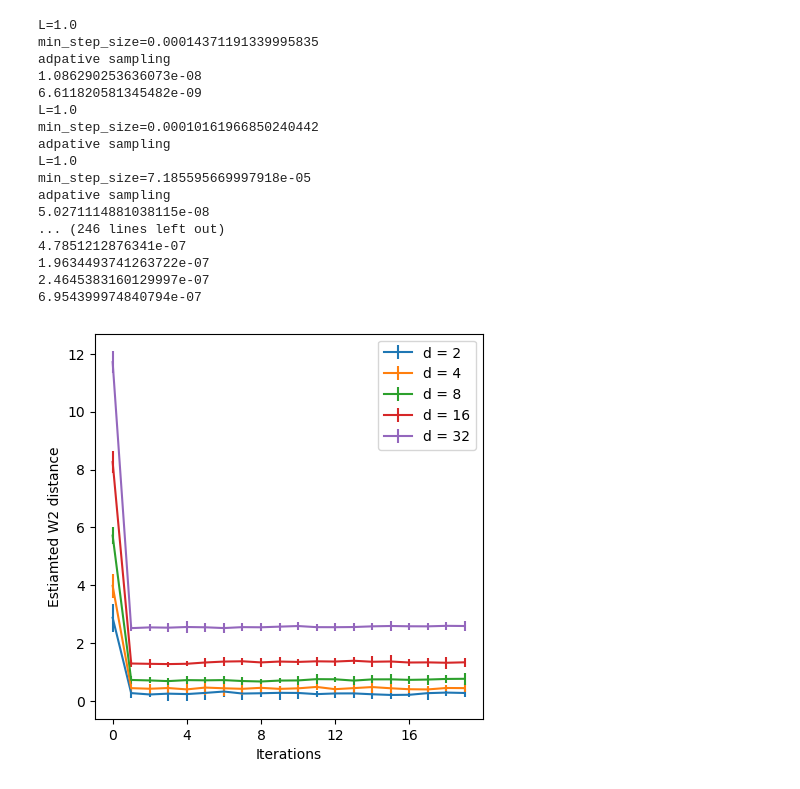
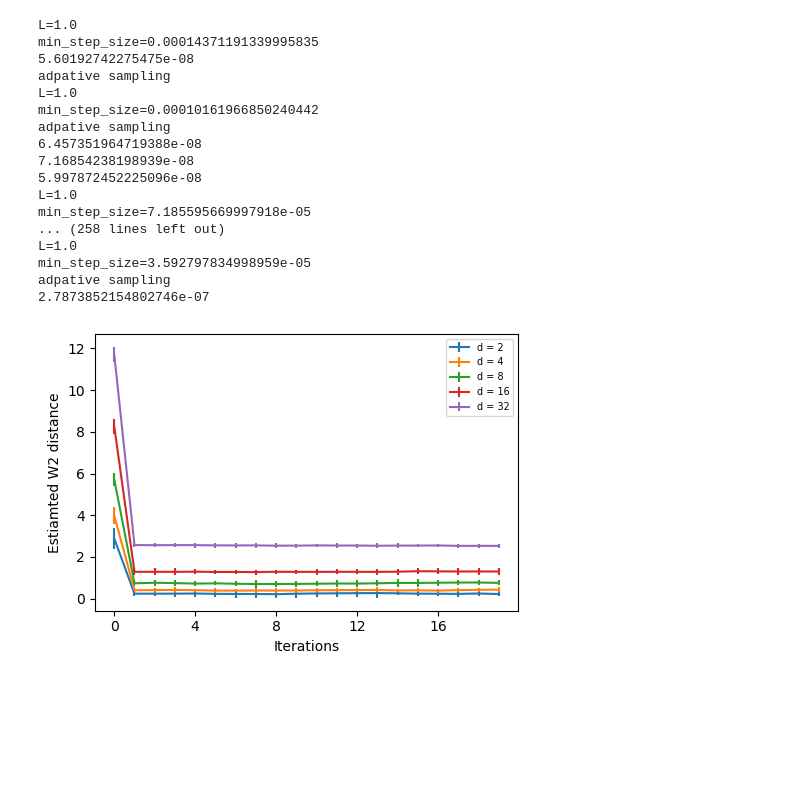
Before and after one commit to BoYuanVisionary/AdaptiveSampling, a Jupyter notebook: NUTS_compare/compare.ipynb, the cells around one changed output. Drawn from its saved outputs; the diff is of its cells as text; code cells hidden in the pictures; blank space fills up the shorter version.

```diff
--- a/NUTS_compare/compare.ipynb
+++ b/NUTS_compare/compare.ipynb
@@ -59,7 +59,7 @@ def estimate_step_size(step_size, tolerance, y, f):
             mid = (left+right)/2
             f_mid =  testFunction(mid)
         # reduce this 10
-        if mid < 1 / ( np.log(6/tolerance) / np.log(2)  * 0.05) :
+        if mid < 1 / ( np.log(6/tolerance) / np.log(2)  * 0.5) :
             break
         else:
             step_size = step_size / 2
@@ -250,7 +251,7 @@ np.save('adaptive_W2.npy',overall_results)
 np.save('adaptive_size.npy',overall_sizes)
 W2_mean = np.mean(overall_results,axis = 0)
 w2_std = np.std(overall_results,axis = 0)
-plt.figure(figsize = (5,5))
+plt.figure(figsize = (5,3.5))
 for dimen_index in range(overall_results.shape[1]):
     y = W2_mean[dimen_index,:]
     error = 2* w2_std[dimen_index,:]
@@ -261,45 +262,47 @@ plt.xlabel('Iterations')
 plt.ylabel('Estiamted W2 distance')
 ax = plt.gca()
 ax.xaxis.set_major_locator(MultipleLocator(4))
-plt.legend()
+plt.legend(fontsize='x-small')
+plt.tight_layout()
 plt.savefig('W2_dimension.pdf')
 plt.show()
 plt.close()
 
 
 size_mean = np.mean(overall_sizes,axis = 0)
 size_std = np.std(overall_sizes,axis = 0)
-plt.figure(figsize = (5,5))
+plt.figure(figsize = (5,3.5))
 for dimen_index in range(overall_sizes.shape[1]):
     y = size_mean[dimen_index,:]
     error = 2* size_std[dimen_index,:]
     one_dimen = 2**(dimen_index+1)
     plt.errorbar(list(range(len(y))), y, yerr=error,
                     label=f'd = {one_dimen}')
 plt.xlabel('Iterations')
 plt.ylabel('Average step size')
 ax = plt.gca()
 ax.xaxis.set_major_locator(MultipleLocator(4))
-plt.legend()
+plt.legend(fontsize='x-small')
+plt.tight_layout()
 plt.savefig('step_dimension.pdf')
 plt.show()
 plt.close()
 # %% [output]
 L=1.0
 min_step_size=0.00014371191339995835
+5.60192742275475e-08
 adpative sampling
-1.086290253636073e-08
-6.611820581345482e-09
 L=1.0
 min_step_size=0.00010161966850240442
 adpative sampling
+6.457351964719388e-08
+7.16854238198939e-08
+5.997872452225096e-08
 L=1.0
 min_step_size=7.185595669997918e-05
+... (258 lines left out)
+L=1.0
+min_step_size=3.592797834998959e-05
 adpative sampling
-5.0271114881038115e-08
-... (246 lines left out)
-4.7851212876341e-07
-1.9634493741263722e-07
-2.4645383160129997e-07
-6.954399974840794e-07
+2.7873852154802746e-07
-[figure, old version]
+[figure, new version]
```
Also changed, not shown: parts of 2 cells of this notebook, 19 other files.
